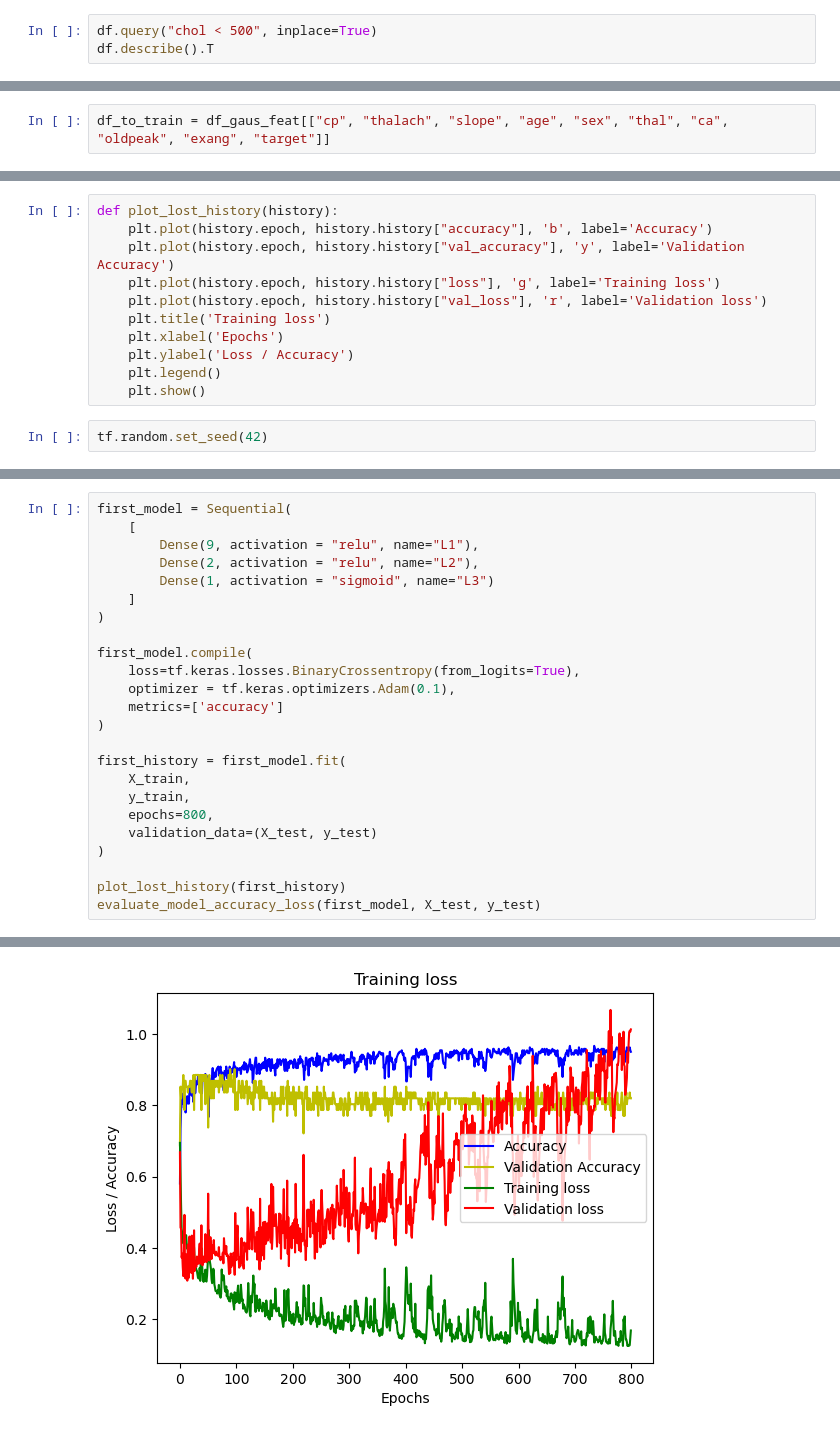
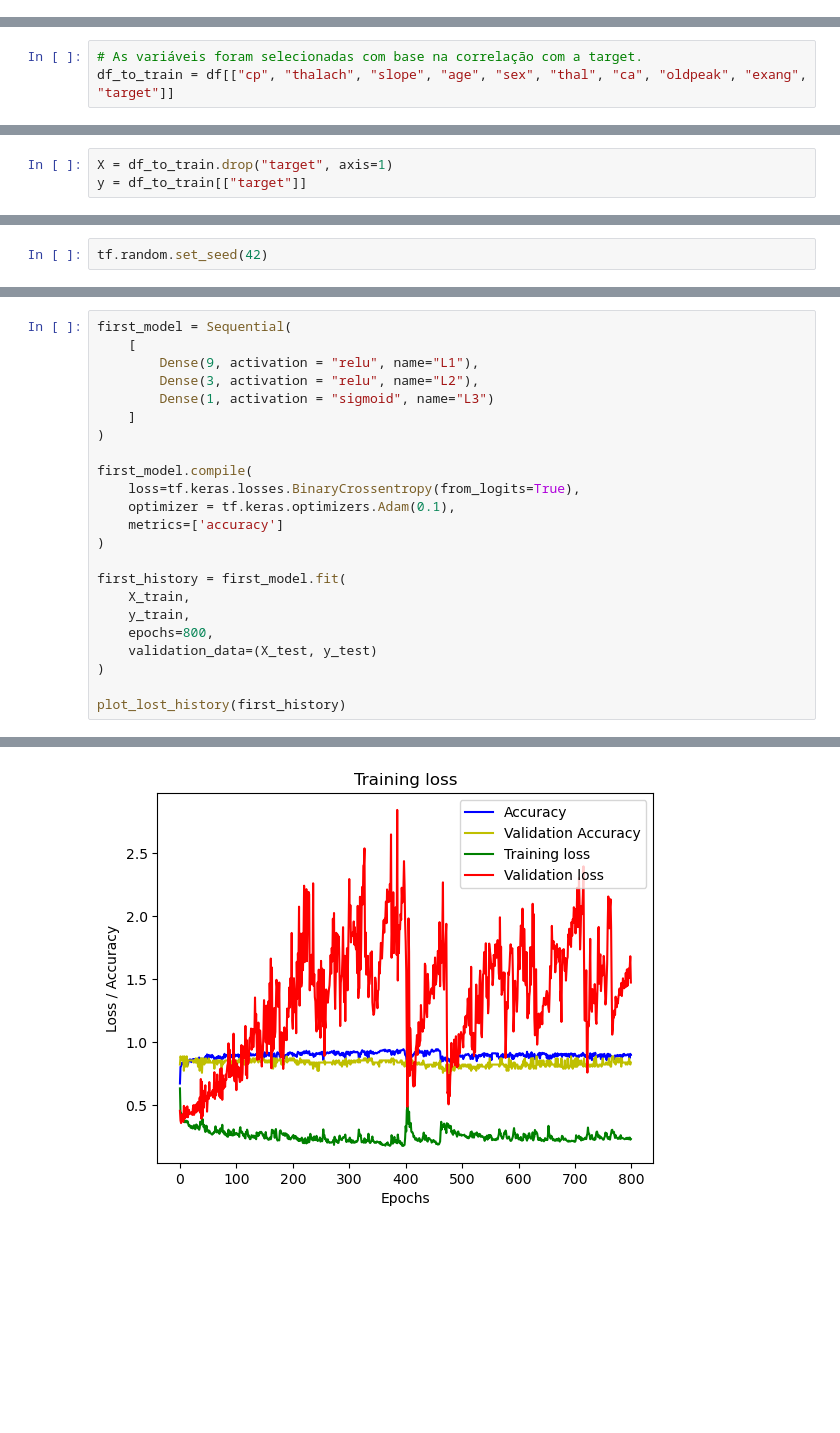
Before and after one commit to dougbatista/fiap, a Jupyter notebook: Deep learning/Notebooks/Ex_1.ipynb, the cells around one changed output, grey strips where cells are left out. Saved outputs shown, nothing was run; the diff lists cells and outputs as text; blank space fills up the shorter version.

```diff
--- a/Deep learning/Notebooks/Ex_1.ipynb
+++ b/Deep learning/Notebooks/Ex_1.ipynb
@@ -105,6 +109,3 @@ for i, col in enumerate(df.columns):
     plt.tight_layout()
 # %% [output]
 [figure]
-# %%
-df.query("chol < 500", inplace=True)
-df.describe().T
@@ -191,5 +142,6 @@ df_gaus_feat.head()
 # %%
-df_to_train = df_gaus_feat[["cp", "thalach", "slope", "age", "sex", "thal", "ca", "oldpeak", "exang", "target"]]
+# As variáveis foram selecionadas com base na correlação com a target.
+df_to_train = df[["cp", "thalach", "slope", "age", "sex", "thal", "ca", "oldpeak", "exang", "target"]]
 # %%
 df_to_train.shape
 # %% [output]
@@ -204,3 +153,6 @@ y = df_to_train[["target"]]
+# %%
+X = df_to_train.drop("target", axis=1)
+y = df_to_train[["target"]]
 # %%
 X.shape
 # %% [output]
@@ -214,14 +168,3 @@ X_min_max_scaled = min_max_scaler.fit_transform(X)
 X_train, X_test, y_train, y_test = train_test_split(X_min_max_scaled, y, test_size=0.20, random_state=42)
-# %%
-def plot_lost_history(history):
-    plt.plot(history.epoch, history.history["accuracy"], 'b', label='Accuracy')
-    plt.plot(history.epoch, history.history["val_accuracy"], 'y', label='Validation Accuracy')
-    plt.plot(history.epoch, history.history["loss"], 'g', label='Training loss')
-    plt.plot(history.epoch, history.history["val_loss"], 'r', label='Validation loss')
-    plt.title('Training loss')
-    plt.xlabel('Epochs')
-    plt.ylabel('Loss / Accuracy')
-    plt.legend()
-    plt.show()
 # %%
 tf.random.set_seed(42)
@@ -235,7 +176,7 @@ def evaluate_model_accuracy_loss(model, X_test, y_test):
 first_model = Sequential(
     [
         Dense(9, activation = "relu", name="L1"),
-        Dense(2, activation = "relu", name="L2"),
+        Dense(3, activation = "relu", name="L2"),
         Dense(1, activation = "sigmoid", name="L3")
     ]
 )
@@ -254,6 +195,5 @@ first_history = first_model.fit(
 )
 
 plot_lost_history(first_history)
-evaluate_model_accuracy_loss(first_model, X_test, y_test)
 # %% [output]
 Epoch 1/800
@@ -291 +231 @@ Epoch 800/800
-[figure, old version]
+[figure, new version]
```
Also changed, not shown: parts of 73 cells of this notebook.
